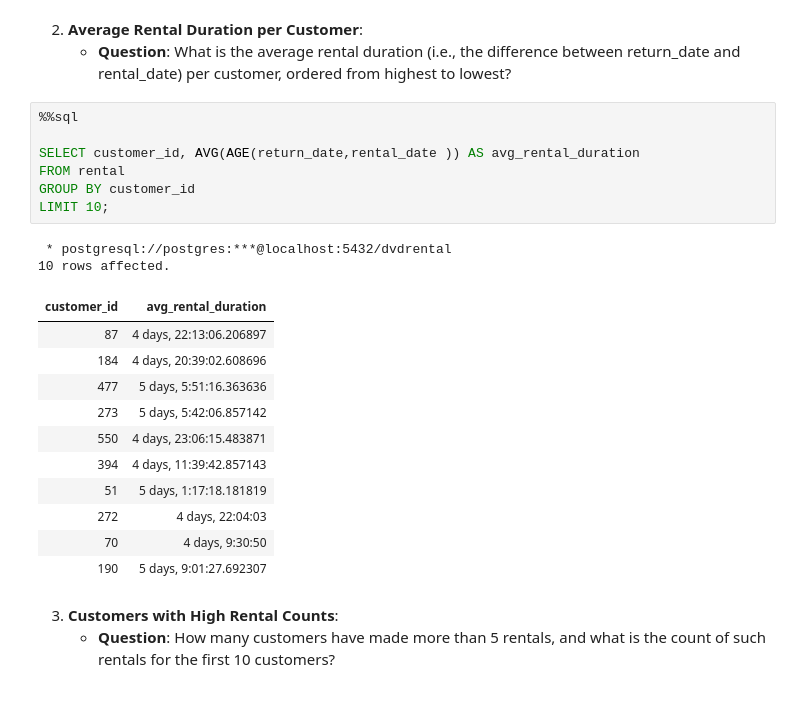
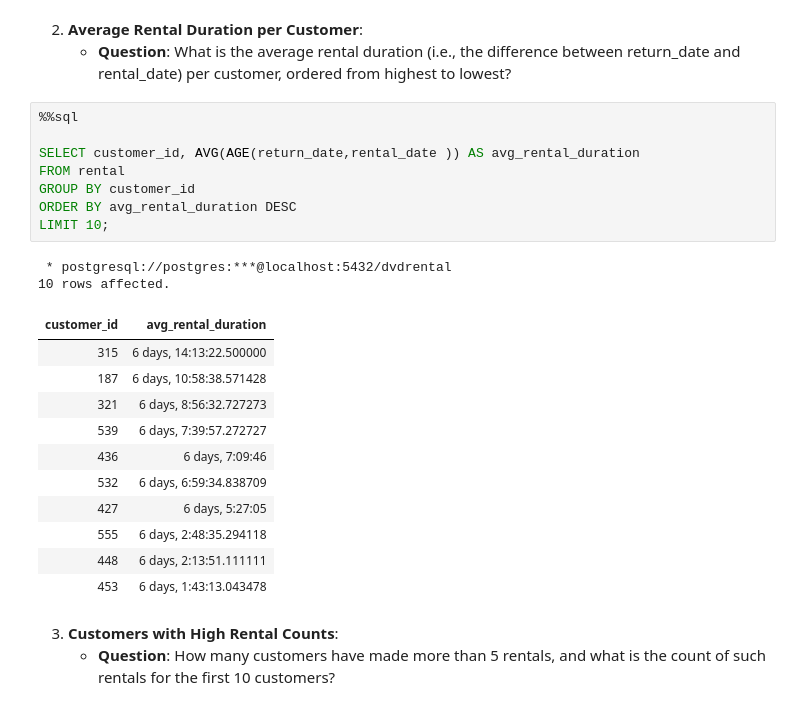
Before and after one commit to TRU-DASC/DASC_5410_students, a Jupyter notebook: _sources/lectures/lecture5.ipynb, the cells around one changed output. Drawn from its saved outputs; the diff is of its cells as text.

```diff
--- a/_sources/lectures/lecture5.ipynb
+++ b/_sources/lectures/lecture5.ipynb
@@ -592,24 +592,25 @@ LIMIT 10;
 # %%
 %%sql
 
 SELECT customer_id, AVG(AGE(return_date,rental_date )) AS avg_rental_duration
 FROM rental
 GROUP BY customer_id
+ORDER BY avg_rental_duration DESC
 LIMIT 10;
 # %% [output]
  * postgresql://postgres:***@localhost:5432/dvdrental
 10 rows affected.
 | customer_id | avg_rental_duration |
-| 87 | 4 days, 22:13:06.206897 |
-| 184 | 4 days, 20:39:02.608696 |
-| 477 | 5 days, 5:51:16.363636 |
-| 273 | 5 days, 5:42:06.857142 |
-| 550 | 4 days, 23:06:15.483871 |
-| 394 | 4 days, 11:39:42.857143 |
-| 51 | 5 days, 1:17:18.181819 |
-| 272 | 4 days, 22:04:03 |
-| 70 | 4 days, 9:30:50 |
-| 190 | 5 days, 9:01:27.692307 |
+| 315 | 6 days, 14:13:22.500000 |
+| 187 | 6 days, 10:58:38.571428 |
+| 321 | 6 days, 8:56:32.727273 |
+| 539 | 6 days, 7:39:57.272727 |
+| 436 | 6 days, 7:09:46 |
+| 532 | 6 days, 6:59:34.838709 |
+| 427 | 6 days, 5:27:05 |
+| 555 | 6 days, 2:48:35.294118 |
+| 448 | 6 days, 2:13:51.111111 |
+| 453 | 6 days, 1:43:13.043478 |
 # %% [markdown]
 3. **Customers with High Rental Counts**:
    - **Question**: How many customers have made more than 5 rentals, and what is the count of such rentals for the first 10 customers?
```
Also changed, not shown: parts of 1 cell of this notebook, 2 other files.
